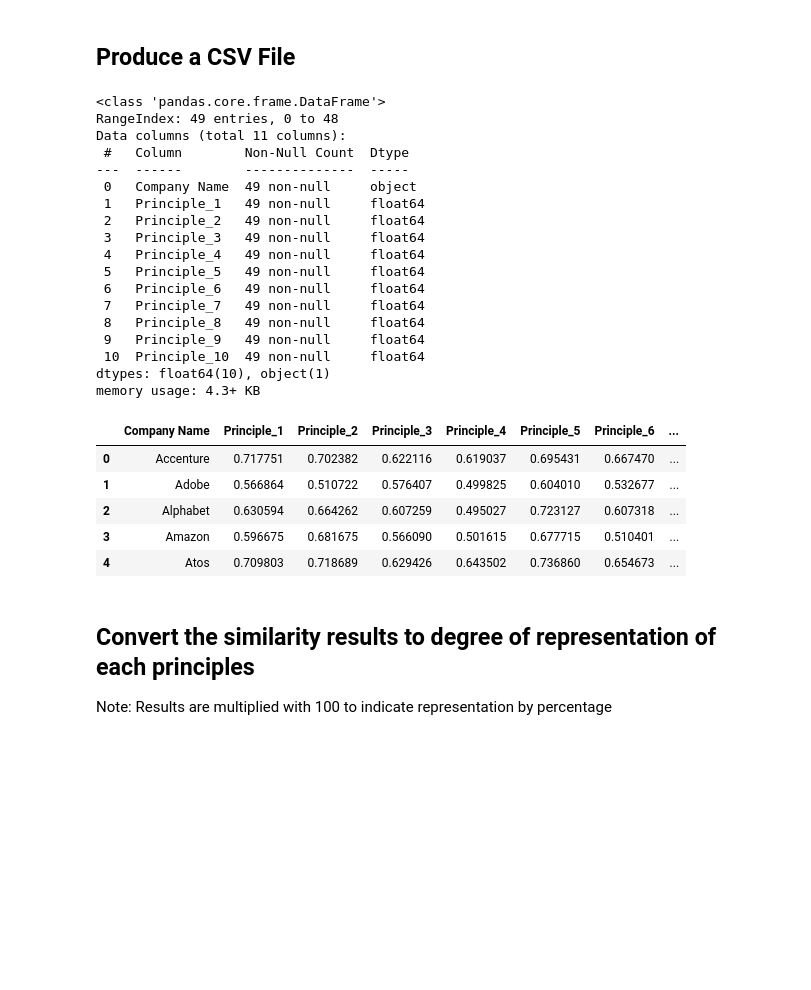
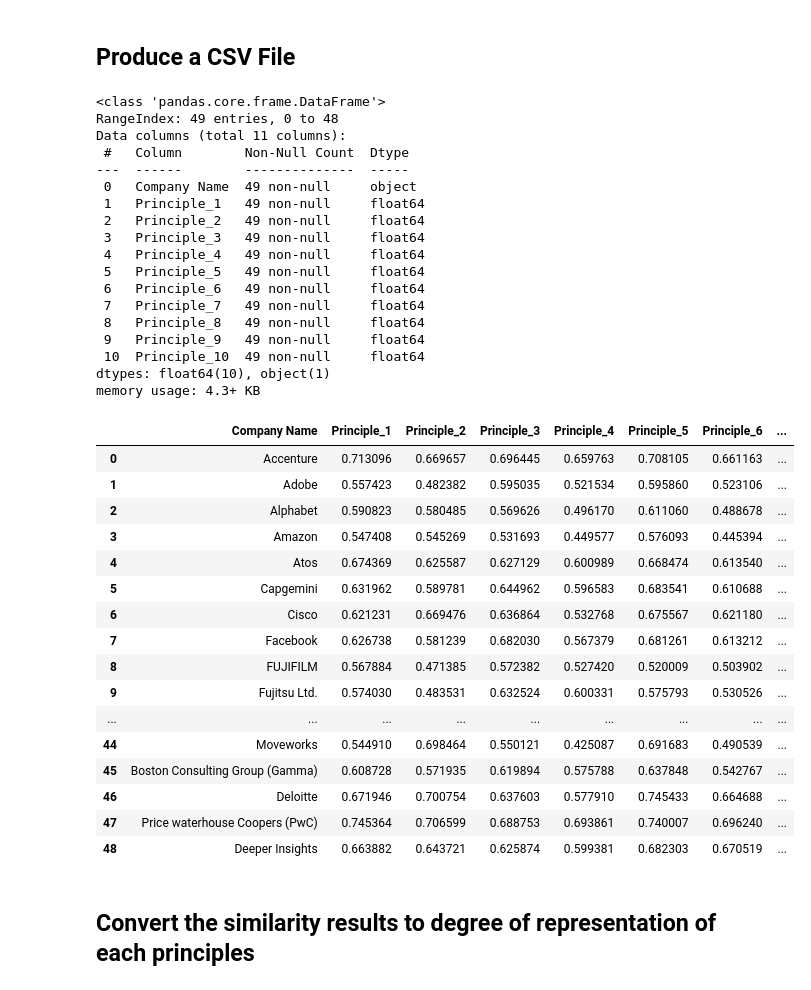
Before and after one commit to Kensuzuki95/Corporate_AI_Ethics_Guideline_Analysis, a Jupyter notebook: Document_Analysis.ipynb, the cells around one changed output. Saved outputs shown, nothing was run; the diff lists cells and outputs as text; code cells hidden in the pictures; blank space fills up the shorter version.

```diff
--- a/Document_Analysis.ipynb
+++ b/Document_Analysis.ipynb
@@ -92,0 +72,6 @@ text_data['Main_Text_Tokenized'] = text_data.apply(lambda row: nltk.word_tokeniz
+# %%
+# Remove white space using split() and then convert the list back to a sentences
+text_data['w/o_white_space'] = pd.DataFrame(text_data['Main Text'].copy().str
+                                            .split())['Main Text'].apply(lambda x: ' '.join(x))
+text_data.info()
+text_data.head()
@@ -106,13 +121,15 @@ text_data.head()
 # %%
 #defining the function to remove stopwords from tokenized text
-nltk.download('stopwords')
-stopwords = nltk.corpus.stopwords.words('english')
+import nltk
+from nltk.corpus import stopwords
+stopwords = stopwords.words('english')
 
 def remove_stopwords(text):
-    output= [i for i in text if i not in stopwords]
-    return output
+  sw_removed = [word for word in text.split() if word.lower() not in stopwords]
+  sw_removed = " ".join(sw_removed)
+  return sw_removed
 
 #applying the function
-text_data['Main_text_without_stopwords'] = text_data['Main_Text_Tokenized'].apply(lambda x:remove_stopwords(x))
-#training_data.head()
+text_data['w/o_stopwords'] = text_data['lower_cased'].apply(lambda x:remove_stopwords(x))
+text_data.head()
 # %% [output]
@@ -121,14 +141,0 @@ text_data['Main_text_without_stopwords'] = text_data['Main_Text_Tokenized'].appl
-# %%
-#importing the Stemming function from nltk library
-from nltk.stem.porter import PorterStemmer
-
-#defining the object for stemming
-porter_stemmer = PorterStemmer()
-
-#defining a function for stemming
-def stemming(text):
-  stem_text = [porter_stemmer.stem(word) for word in text]
-  return stem_text
-
-text_data['Main_text_stemmed'] = text_data['Main_text_without_stopwords'].apply(lambda x: stemming(x))
-text_data.head()
@@ -171,7 +171,8 @@ Successfully installed huggingface-hub-0.12.0 sentence_transformers-2.2.2 senten
 # %%
-# Create a Dataset with only Company Name & Main Text of the AI Ethics Principle Document
-similarity_data = text_data[['Company Name','Main Text']]
-sentences = similarity_data['Main Text'].values.tolist()
+# Create a Dataset with only Company Name & Preprocessed Main Text of the AI Ethics Principle Document
+similarity_data = text_data[['Company Name','w/o_stopwords']].copy()
+similarity_data = similarity_data.rename(columns = {'w/o_stopwords':'main_text'})
+sentences = similarity_data['main_text'].values.tolist()
 # %%
 # Load UNESCO's AI Ethics Principles Dataset
 url_2 = ("https://raw.githubusercontent.com/Kensuzuki95/Corporate_AI_Ethics_Guideline_Analysis/main/Dataset/UNESCO_AI_Ethics_Principles.csv")
@@ -388,41 +383,50 @@ similarity_data = similarity_data.loc[:,~similarity_data.T.duplicated(keep='firs
 # %% [markdown]
 ## Produce a CSV File
 # %%
-final_results = similarity_data.drop(columns = ['Main Text'])
+final_results = similarity_data.drop(columns = ['main_text'])
 final_results.info()
-final_results.head()
+final_results#.head()
 # %% [output]
 <class 'pandas.core.frame.DataFrame'>
 RangeIndex: 49 entries, 0 to 48
 Data columns (total 11 columns):
  #   Column        Non-Null Count  Dtype
 ---  ------        --------------  -----
  0   Company Name  49 non-null     object
  1   Principle_1   49 non-null     float64
  2   Principle_2   49 non-null     float64
  3   Principle_3   49 non-null     float64
  4   Principle_4   49 non-null     float64
  5   Principle_5   49 non-null     float64
  6   Principle_6   49 non-null     float64
  7   Principle_7   49 non-null     float64
  8   Principle_8   49 non-null     float64
  9   Principle_9   49 non-null     float64
  10  Principle_10  49 non-null     float64
 dtypes: float64(10), object(1)
 memory usage: 4.3+ KB
 |  | Company Name | Principle_1 | Principle_2 | Principle_3 | Principle_4 | Principle_5 | Principle_6 | ... |
-| 0 | Accenture | 0.717751 | 0.702382 | 0.622116 | 0.619037 | 0.695431 | 0.667470 | ... |
-| 1 | Adobe | 0.566864 | 0.510722 | 0.576407 | 0.499825 | 0.604010 | 0.532677 | ... |
-| 2 | Alphabet | 0.630594 | 0.664262 | 0.607259 | 0.495027 | 0.723127 | 0.607318 | ... |
-| 3 | Amazon | 0.596675 | 0.681675 | 0.566090 | 0.501615 | 0.677715 | 0.510401 | ... |
-| 4 | Atos | 0.709803 | 0.718689 | 0.629426 | 0.643502 | 0.736860 | 0.654673 | ... |
+| 0 | Accenture | 0.713096 | 0.669657 | 0.696445 | 0.659763 | 0.708105 | 0.661163 | ... |
+| 1 | Adobe | 0.557423 | 0.482382 | 0.595035 | 0.521534 | 0.595860 | 0.523106 | ... |
+| 2 | Alphabet | 0.590823 | 0.580485 | 0.569626 | 0.496170 | 0.611060 | 0.488678 | ... |
+| 3 | Amazon | 0.547408 | 0.545269 | 0.531693 | 0.449577 | 0.576093 | 0.445394 | ... |
+| 4 | Atos | 0.674369 | 0.625587 | 0.627129 | 0.600989 | 0.668474 | 0.613540 | ... |
+| 5 | Capgemini | 0.631962 | 0.589781 | 0.644962 | 0.596583 | 0.683541 | 0.610688 | ... |
+| 6 | Cisco | 0.621231 | 0.669476 | 0.636864 | 0.532768 | 0.675567 | 0.621180 | ... |
+| 7 | Facebook | 0.626738 | 0.581239 | 0.682030 | 0.567379 | 0.681261 | 0.613212 | ... |
+| 8 | FUJIFILM | 0.567884 | 0.471385 | 0.572382 | 0.527420 | 0.520009 | 0.503902 | ... |
+| 9 | Fujitsu Ltd. | 0.574030 | 0.483531 | 0.632524 | 0.600331 | 0.575793 | 0.530526 | ... |
+| ... | ... | ... | ... | ... | ... | ... | ... | ... |
+| 44 | Moveworks | 0.544910 | 0.698464 | 0.550121 | 0.425087 | 0.691683 | 0.490539 | ... |
+| 45 | Boston Consulting Group (Gamma) | 0.608728 | 0.571935 | 0.619894 | 0.575788 | 0.637848 | 0.542767 | ... |
+| 46 | Deloitte | 0.671946 | 0.700754 | 0.637603 | 0.577910 | 0.745433 | 0.664688 | ... |
+| 47 | Price waterhouse Coopers (PwC) | 0.745364 | 0.706599 | 0.688753 | 0.693861 | 0.740007 | 0.696240 | ... |
+| 48 | Deeper Insights | 0.663882 | 0.643721 | 0.625874 | 0.599381 | 0.682303 | 0.670519 | ... |
 # %%
 # Use this code to download the dataset
 final_results.to_csv('Similarity_Analysis_Results.csv', index=False)
 # %% [markdown]
 ## Convert the similarity results to degree of representation of each principles
-
-Note: Results are multiplied with 100 to indicate representation by percentage
 # %%
 principle_representation = final_results.set_index('Company Name')
 principle_representation = principle_representation.div(principle_representation.sum(axis=1), axis=0).reset_index()
```
Also changed, not shown: parts of 9 cells of this notebook.
